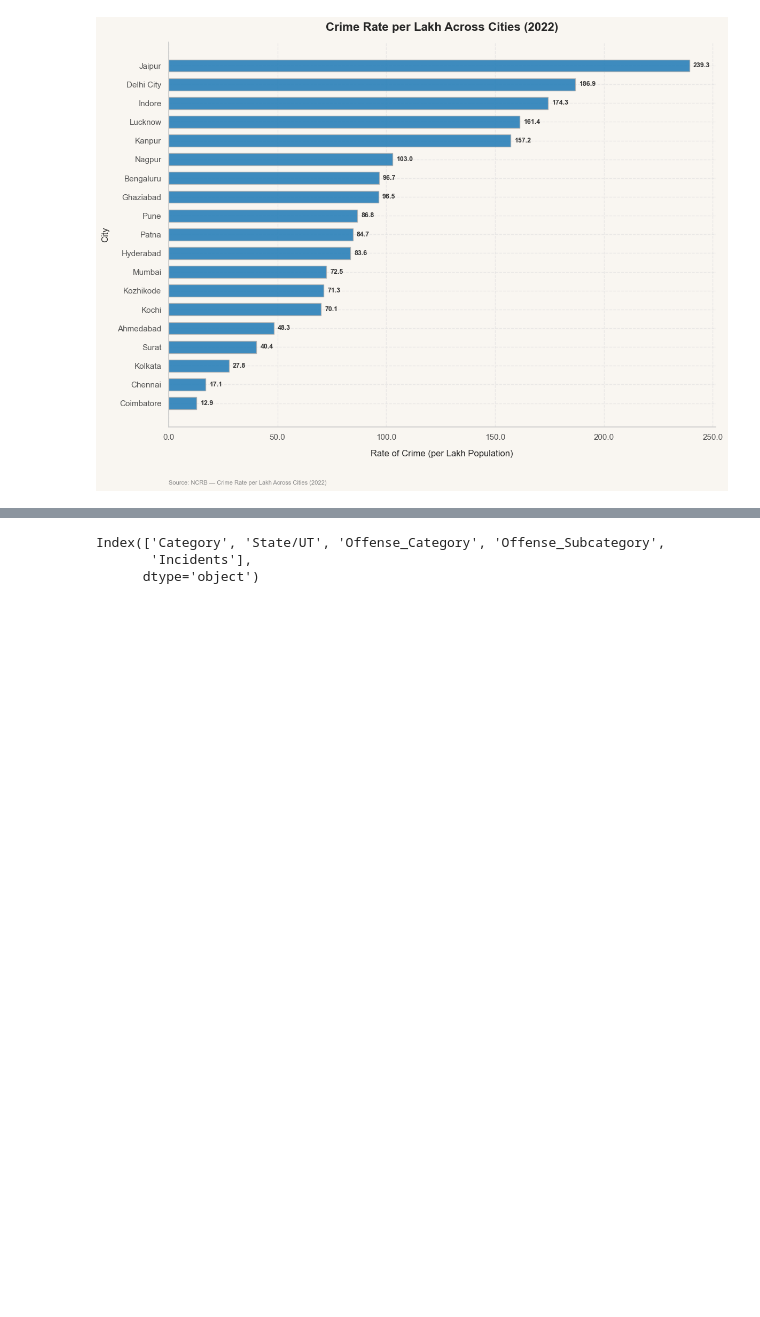
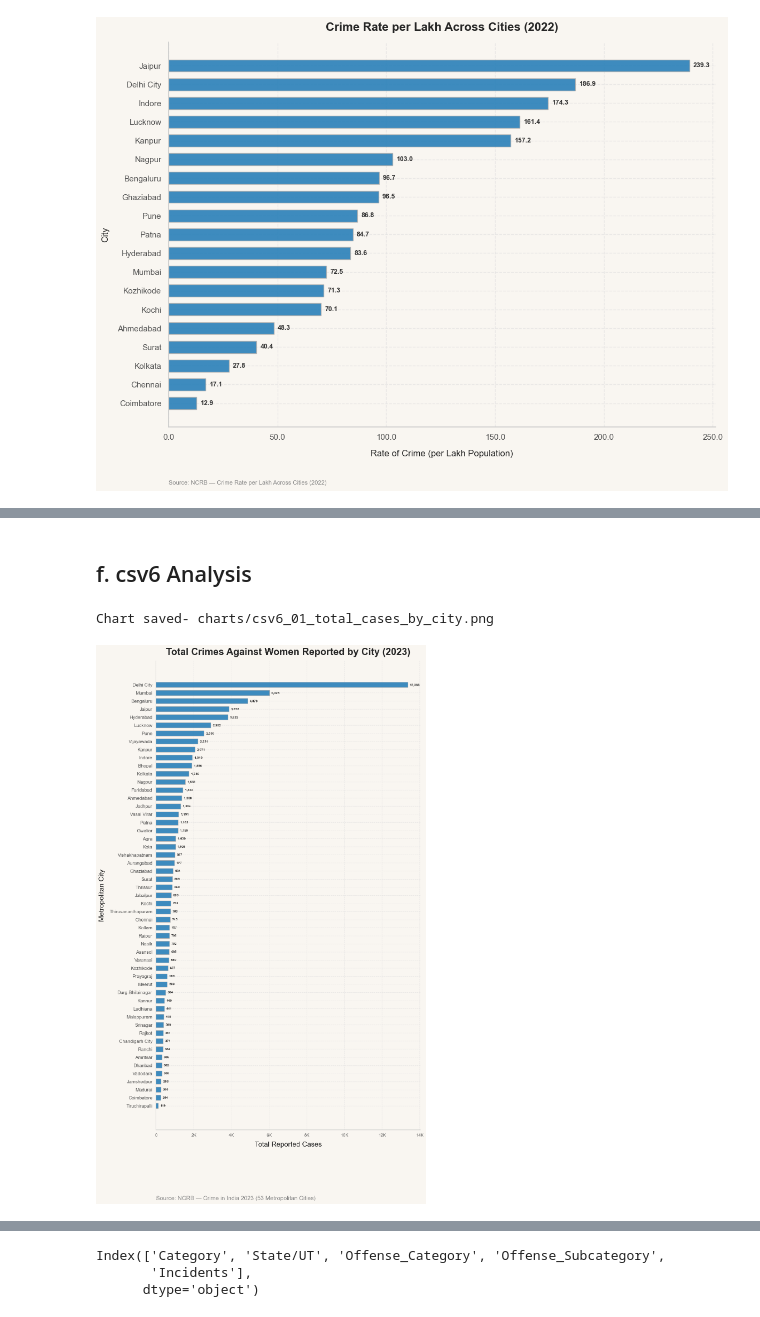
Before and after one commit to bhavya25-ds/The-Committee-Will-Look-Into-It, a Jupyter notebook: 02_Gender_Injustice/03_02_Analysis.ipynb, the cells around one changed output, grey strips where cells are left out. Drawn from its saved outputs; the diff is of its cells as text; code cells hidden in the pictures; blank space fills up the shorter version.

```diff
--- a/02_Gender_Injustice/03_02_Analysis.ipynb
+++ b/02_Gender_Injustice/03_02_Analysis.ipynb
@@ -234,0 +610,63 @@ Chart saved- charts/csv4_03_city_crime_rate_bargraph.png
+# %% [markdown]
+## f. csv6 Analysis
+# %%
+u.set_style()
+
+csv6.columns = csv6.columns.str.strip()
+
+# Convert total cases to numeric and sort ascending for horizontal ranking display
+csv6['Cases Reported during the year 2023'] = pd.to_numeric(csv6["Cases Reported during the year 2023"], errors="coerce").fillna(0)
+sorted_cities = csv6.sort_values("Cases Reported during the year 2023", ascending=True)
+
+# Figure setup with height spaced out for all 53 metropolitan cities
+fig, ax = plt.subplots(figsize=(12, 20))
+fig.patch.set_facecolor(u.BG_COLOR)
+ax.set_facecolor(u.BG_COLOR)
+
+bars = ax.barh(
+    sorted_cities["53 Metropolitan Cities"],
+    sorted_cities["Cases Reported during the year 2023"],
+    color="#2980b9",
+    height=0.65,
+    edgecolor="#b0b0b0",
+    alpha=0.9,
+)
+
+ax.set_title(
+    "Total Crimes Against Women Reported by City (2023)",
+    fontsize=25,
+    fontweight="bold",
+    pad=15,
+)
+ax.set_xlabel("Total Reported Cases", fontsize=18)
+ax.set_ylabel("Metropolitan City", fontsize=18)
+ax.tick_params(axis="y", labelsize=12)
+
+# Format X-axis tick values in thousands (K)
+ax.xaxis.set_major_formatter(
+    plt.FuncFormatter(lambda x, pos: f"{x/1e3:.0f}K" if x >= 1e3 else f"{x:.0f}")
+)
+
+# Annotate exact case count on each bar
+for bar in bars:
+    width = bar.get_width()
+    ax.annotate(
+        f"{width:,.0f}",
+        xy=(width, bar.get_y() + bar.get_height() / 2),
+        xytext=(5, 0),
+        textcoords="offset points",
+        ha="left",
+        va="center",
+        fontsize=8.5,
+        fontweight="bold",
+        color="#333333",
+    )
+
+u.add_source(ax, "NCRB — Crime in India 2023 (53 Metropolitan Cities)", 15)
+
+plt.tight_layout()
+u.save_fig(fig, "charts", "csv6_01_total_cases_by_city.png")
+plt.show()
+# %% [output]
+Chart saved- charts/csv6_01_total_cases_by_city.png
+[figure, added]
```
Also changed, not shown: parts of 10 cells of this notebook, 10 other files.
